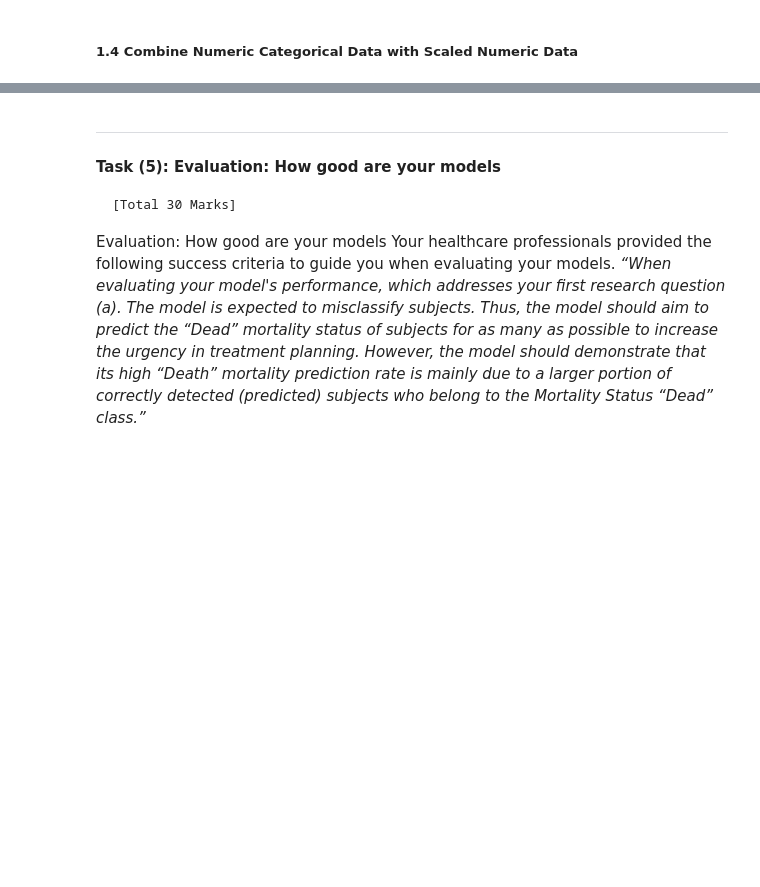
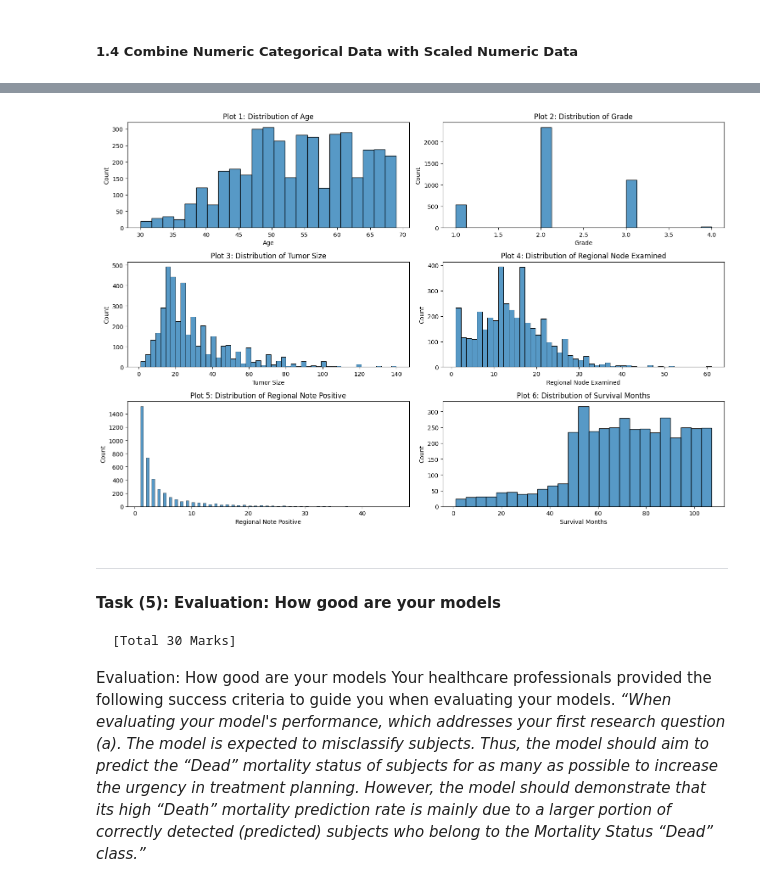
Before and after one commit to donphi/ml-assignment-1, a Jupyter notebook: notebooks/Assignment 1.ipynb, the cells around one changed output, grey strips where cells are left out. Saved outputs shown, nothing was run; the diff lists cells and outputs as text; code cells hidden in the pictures; blank space fills up the shorter version.

```diff
--- a/notebooks/Assignment 1.ipynb
+++ b/notebooks/Assignment 1.ipynb
@@ -912,0 +917,27 @@ maxmin_df.describe()
+# %%
+# Import library for Plotting distribution of numerical numbers
+import matplotlib.pyplot as plt
+import seaborn as sns
+
+# Create a histogram for each numeric_column on df dataframe
+def plot_distributions(df, numeric_columns):
+    # Set up the plot size
+    plt.figure(figsize=(15, 10))
+    # Create a histogram for each numeric column start the enumeration at 1
+    for c, column in enumerate(numeric_columns, 1):
+        # Create the grid for each numeric_column 3x2 grid, 2 columns 3 rows
+        plt.subplot(3, 2, c)
+        # Use seaborn to create the histogram
+        sns.histplot(data=df, x=column)
+        # Title of each column is the column name itself
+        plt.title(f'Plot {c}: Distribution of {column}')
+    # Display layout spacing
+    plt.tight_layout()
+    # Display each histogram
+    plt.show()
+
+# Now actually call the function with your data:
+numeric_columns = df.select_dtypes(include=['int', 'float']).columns
+plot_distributions(df, numeric_columns)
+# %% [output]
+[figure, added]
```
Also changed, not shown: parts of 5 cells of this notebook.
